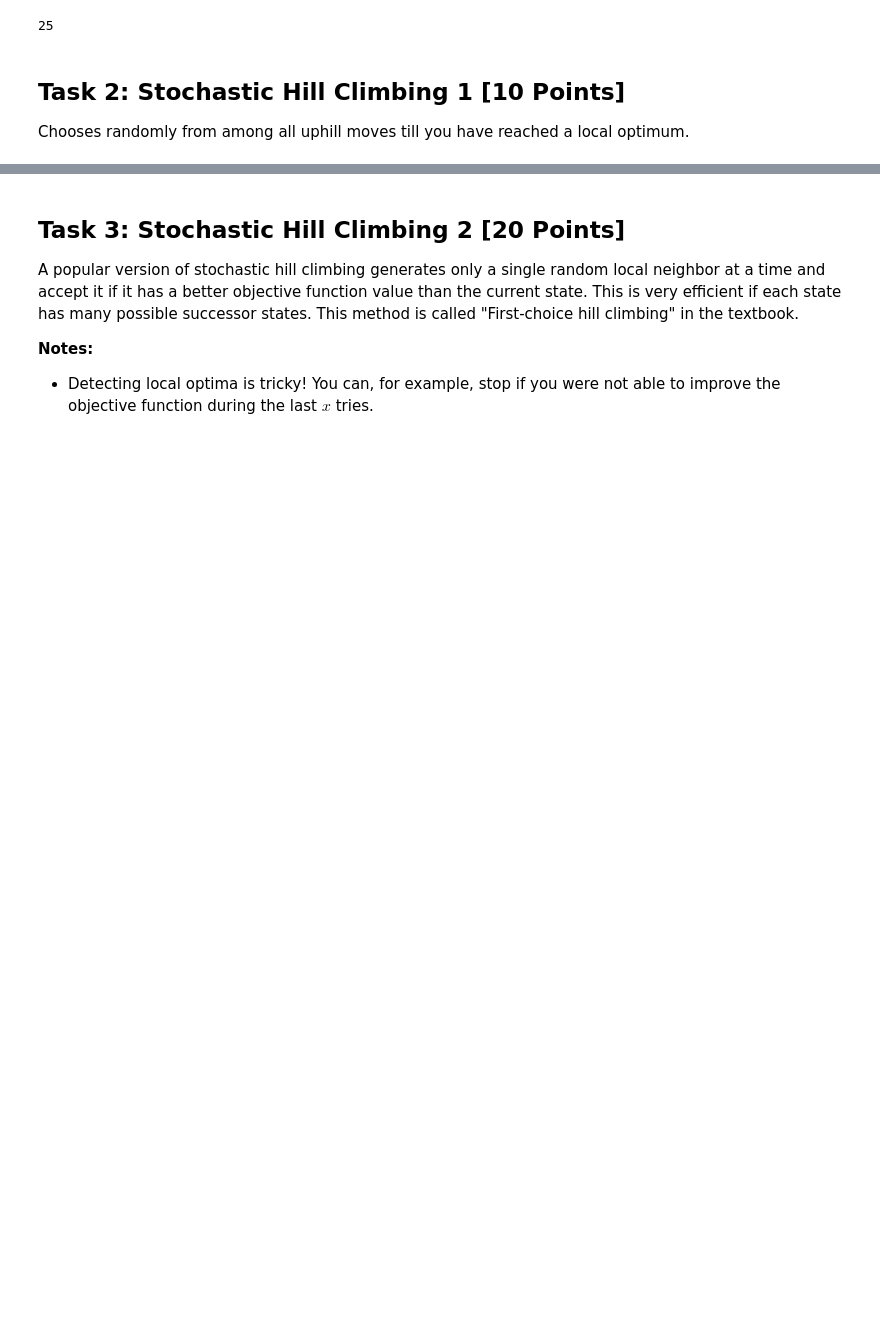
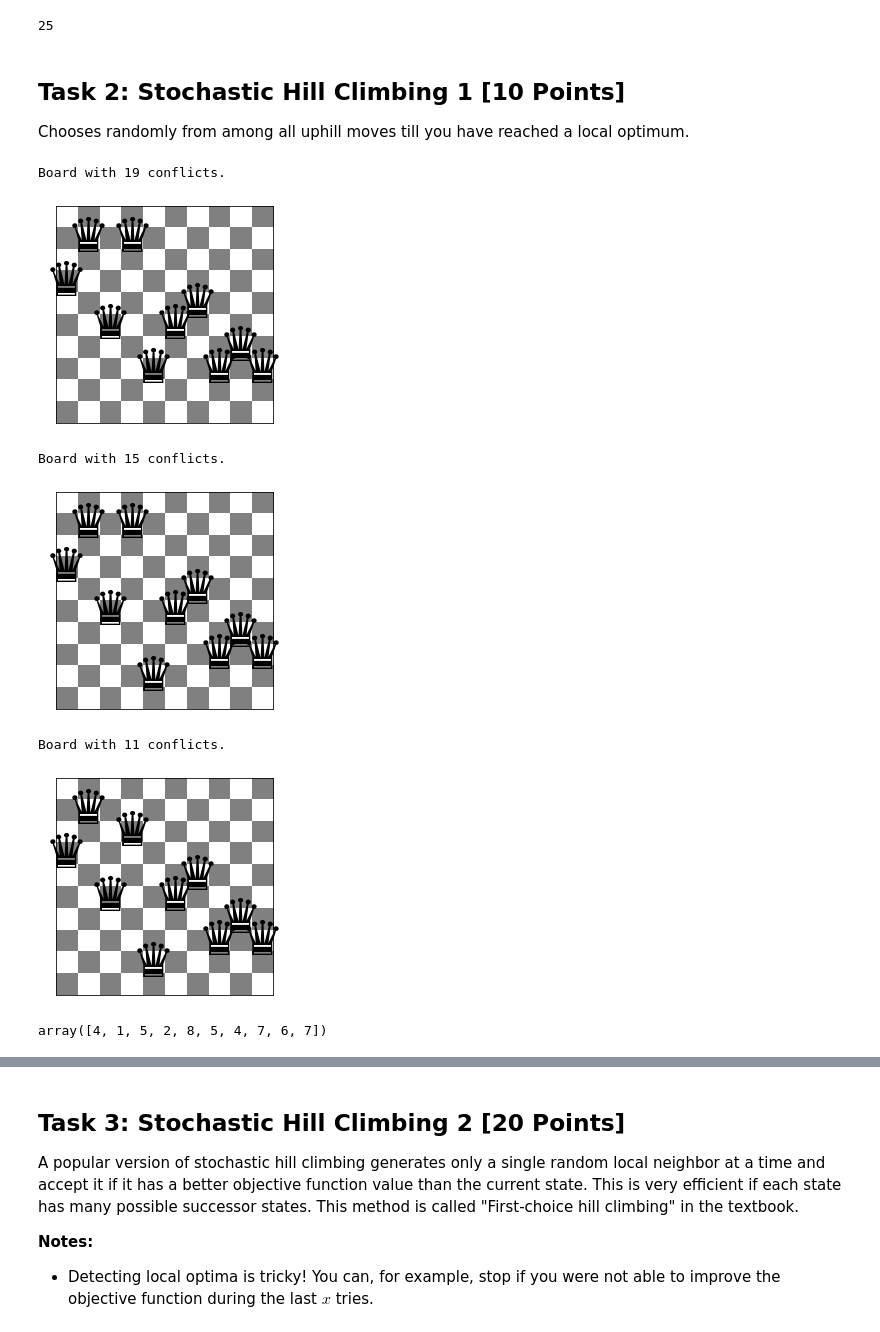
Before and after one commit to wyattsaltzman/CS7320-AI, a Jupyter notebook: Local_Search/n_queens.ipynb, the cells around one changed output, grey strips where cells are left out. Cells and saved outputs as stored; diff of their text form; code cells hidden in the pictures; blank space fills up the shorter version.

```diff
--- a/Local_Search/n_queens.ipynb
+++ b/Local_Search/n_queens.ipynb
@@ -209,0 +201,21 @@ Chooses randomly from among all uphill moves till you have reached a local optim
+# %%
+# Code and description go here
+def stochastic(size):
+    board = random_board(size)
+    least_conflicts = conflicts(board)
+    while True:
+        next = random_move(board).copy()
+        curr_conflicts = conflicts(next)
+        if curr_conflicts < least_conflicts:
+            least_conflicts = curr_conflicts
+        elif curr_conflicts >= least_conflicts: return next
+        board = next.copy()
+stochastic(10)
+# %% [output]
+Board with 19 conflicts.
+[figure, added]
+Board with 15 conflicts.
+[figure, added]
+Board with 11 conflicts.
+[figure, added]
+array([4, 1, 5, 2, 8, 5, 4, 7, 6, 7])
```
Also changed, not shown: parts of 7 cells of this notebook.
